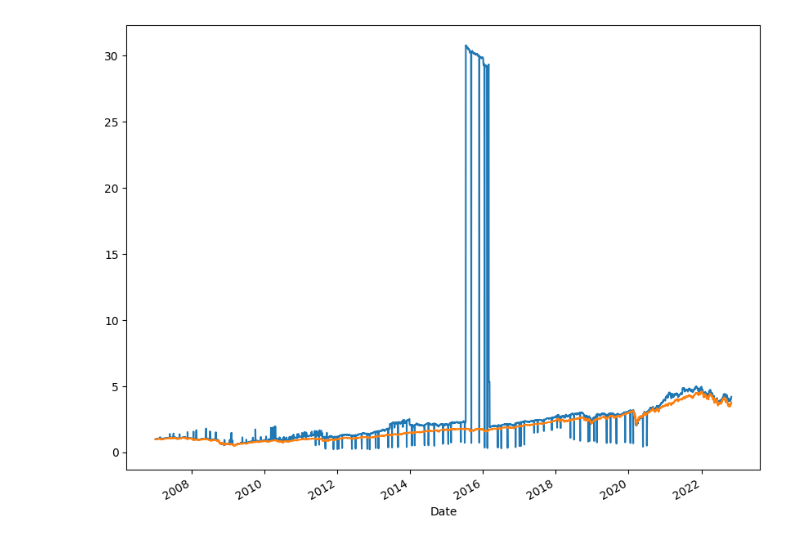
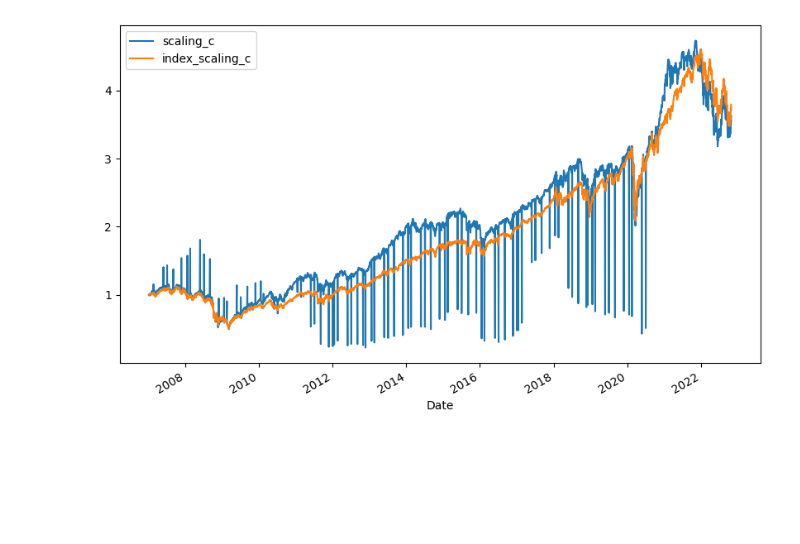
Before and after one commit to dllllb/finexp, a Jupyter notebook: basepred.ipynb, the cells around one changed output. Saved outputs shown, nothing was run; the diff lists cells and outputs as text; code cells hidden in the pictures; blank space fills up the shorter version.

```diff
--- a/basepred.ipynb
+++ b/basepred.ipynb
@@ -32,8 +32,11 @@ prices['price_scaling'] = prices.groupby('Ticker').Close.pct_change() + 1
 prices['div_scaling'] = (prices.Dividend / prices.Close).fillna(0) + 1
 prices['scaling'] = prices.price_scaling * prices.div_scaling
 prices['scaling_c'] = prices.groupby('Ticker').scaling.cumprod()
+
+prices_c = prices.drop(prices[(prices.scaling > 100) | (prices.scaling < 0.01)].reset_index().Ticker.unique())
+prices_c['scaling_c'] = prices_c.groupby('Ticker').scaling.cumprod()
 # %%
-prices.groupby('Date').scaling_c.mean().plot(figsize=(10, 8));
-prices.groupby('Date').index_scaling_c.mean().plot();
+prices_c.groupby('Date').scaling_c.mean().plot(figsize=(10, 6), legend=True);
+prices.groupby('Date').index_scaling_c.mean().plot(legend=True);
 # %% [output]
-[figure, old version]
+[figure, new version]
```
Also changed, not shown: parts of 6 cells of this notebook, 2 other files.
